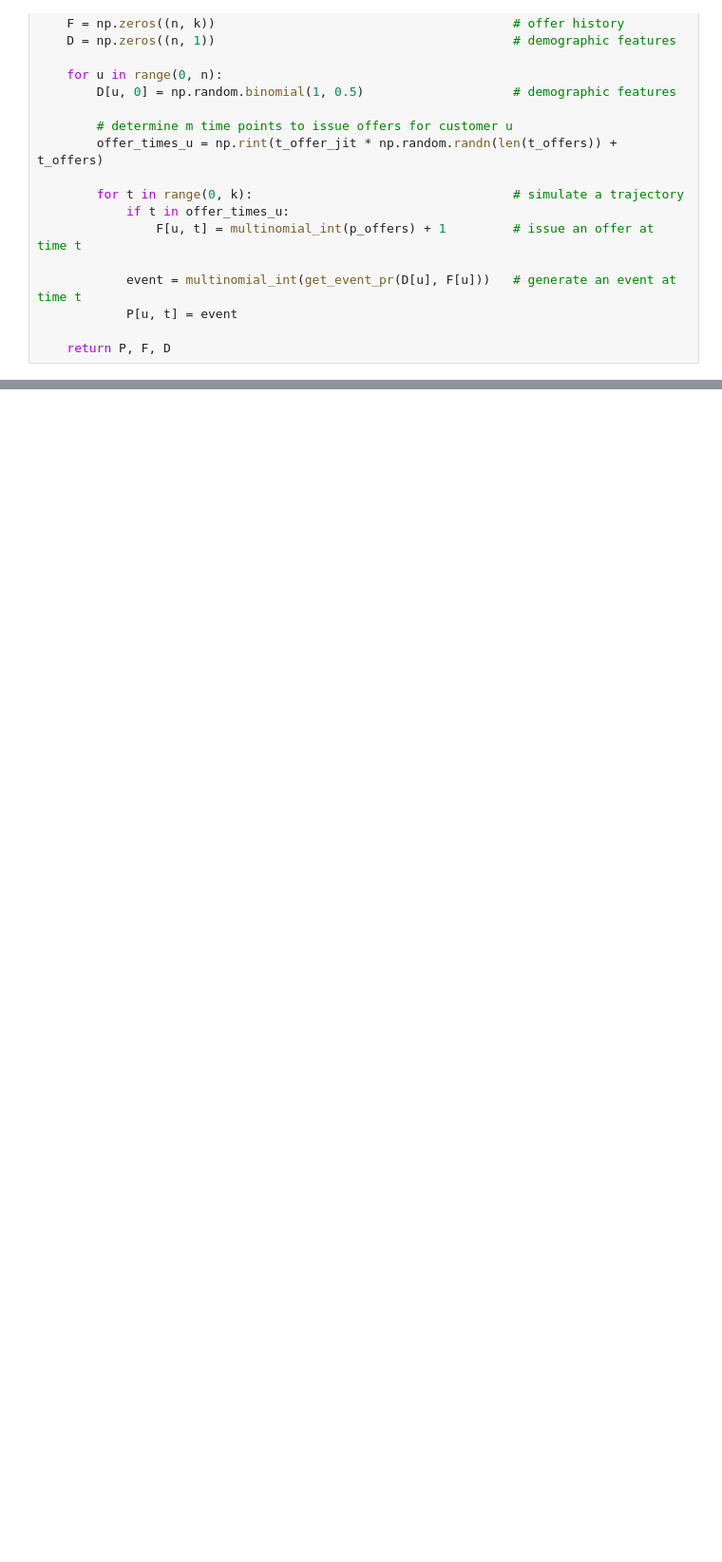
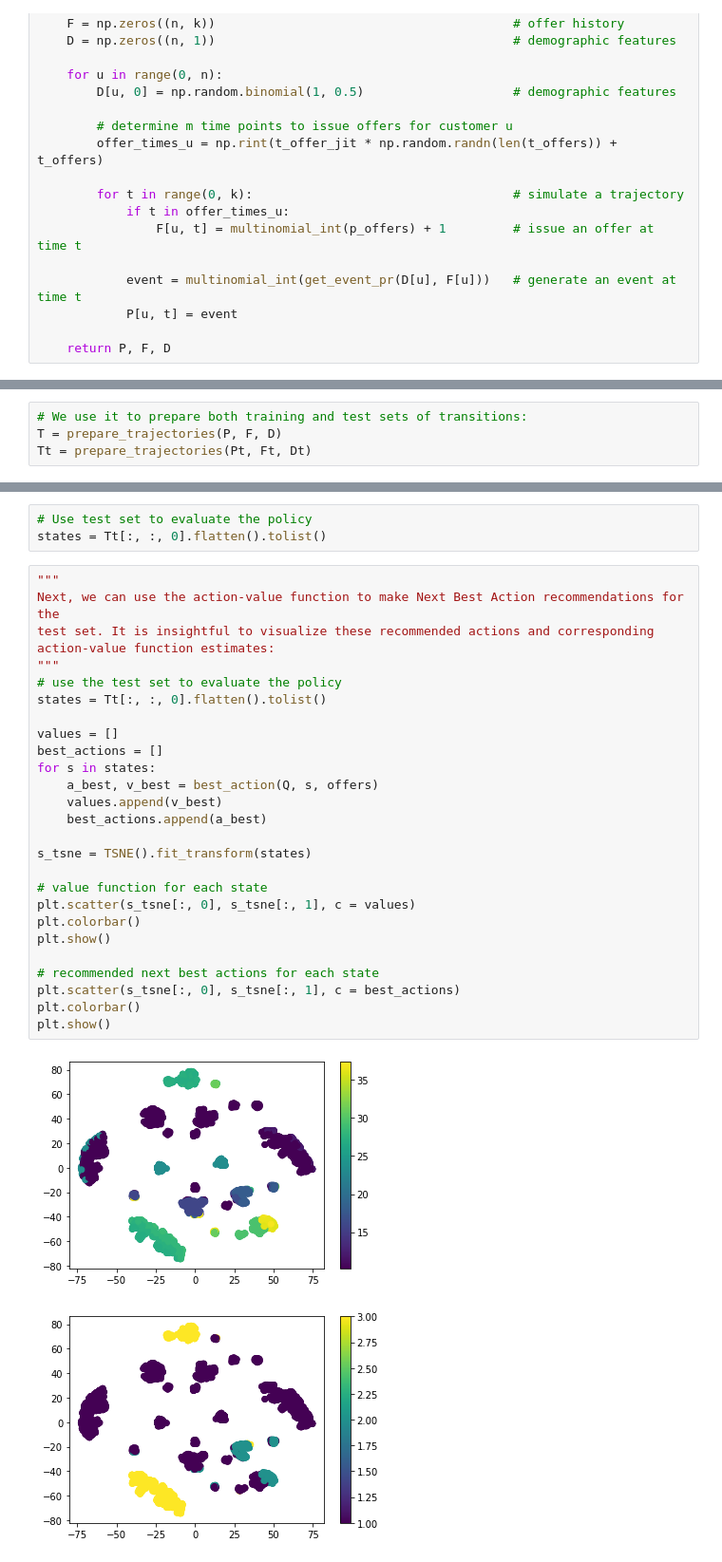
Before and after one commit to duarteharris/next-best-action, a Jupyter notebook: Untitled.ipynb, the cells around one changed output, grey strips where cells are left out. Shown at 95% size. Drawn from its saved outputs; the diff is of its cells as text; blank space fills up the shorter version.

```diff
--- a/Untitled.ipynb
+++ b/Untitled.ipynb
@@ -360,0 +470,4 @@ def get_event_pr(d, f):
+# %%
+# We use it to prepare both training and test sets of transitions:
+T = prepare_trajectories(P, F, D)
+Tt = prepare_trajectories(Pt, Ft, Dt)
@@ -360,0 +515,33 @@ def get_event_pr(d, f):
+# %%
+# Use test set to evaluate the policy
+states = Tt[:, :, 0].flatten().tolist()
+# %%
+"""
+Next, we can use the action-value function to make Next Best Action recommendations for the
+test set. It is insightful to visualize these recommended actions and corresponding
+action-value function estimates:
+"""
+# use the test set to evaluate the policy
+states = Tt[:, :, 0].flatten().tolist()
+
+values = []
+best_actions = []
+for s in states:
+    a_best, v_best = best_action(Q, s, offers)
+    values.append(v_best)
+    best_actions.append(a_best)
+
+s_tsne = TSNE().fit_transform(states)
+
+# value function for each state
+plt.scatter(s_tsne[:, 0], s_tsne[:, 1], c = values)
+plt.colorbar()
+plt.show()
+
+# recommended next best actions for each state
+plt.scatter(s_tsne[:, 0], s_tsne[:, 1], c = best_actions)
+plt.colorbar()
+plt.show()
+# %% [output]
+[figure, added]
+[figure, added]
```
Also changed, not shown: parts of 12 cells of this notebook.
